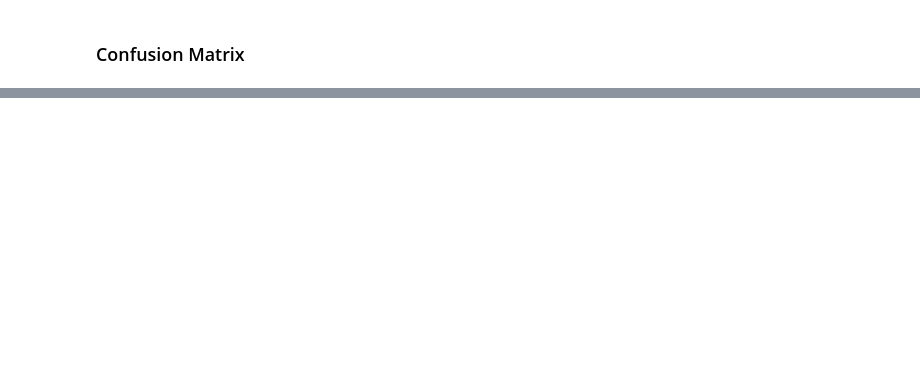
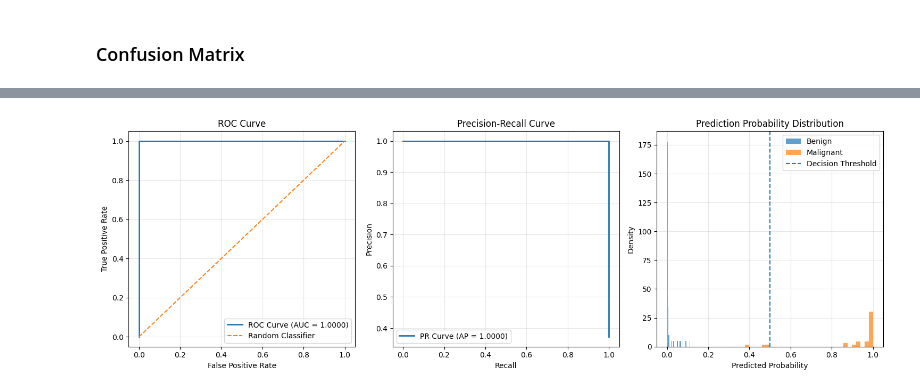
Before and after one commit to nimasha20020207/DL_Assignment_Y4S1, a Jupyter notebook: IT23322912.ipynb, the cells around one changed output, grey strips where cells are left out. Drawn from its saved outputs; the diff is of its cells as text; code cells hidden in the pictures; blank space fills up the shorter version.

Commit message:
Add ROC and precision-recall analysis

```diff
--- a/IT23322912.ipynb
+++ b/IT23322912.ipynb
@@ -667,0 +670,96 @@ Total Samples  : 86
+# %%
+from sklearn.metrics import (
+    roc_curve,
+    auc,
+    precision_recall_curve,
+    average_precision_score
+)
+
+plt.figure(figsize=(15, 5))
+
+# ROC Curve
+fpr, tpr, _ = roc_curve(y_test, y_pred_prob)
+roc_auc = auc(fpr, tpr)
+
+plt.subplot(1, 3, 1)
+plt.plot(
+    fpr,
+    tpr,
+    lw=2,
+    label=f'ROC Curve (AUC = {roc_auc:.4f})'
+)
+plt.plot(
+    [0, 1],
+    [0, 1],
+    linestyle='--',
+    label='Random Classifier'
+)
+plt.xlabel('False Positive Rate')
+plt.ylabel('True Positive Rate')
+plt.title('ROC Curve')
+plt.legend(loc='lower right')
+plt.grid(alpha=0.3)
+
+
+# Precision-Recall Curve
+precision_curve, recall_curve, _ = precision_recall_curve(
+    y_test,
+    y_pred_prob
+)
+
+avg_precision = average_precision_score(
+    y_test,
+    y_pred_prob
+)
+
+plt.subplot(1, 3, 2)
+plt.plot(
+    recall_curve,
+    precision_curve,
+    lw=2,
+    label=f'PR Curve (AP = {avg_precision:.4f})'
+)
+plt.xlabel('Recall')
+plt.ylabel('Precision')
+plt.title('Precision-Recall Curve')
+plt.legend(loc='lower left')
+plt.grid(alpha=0.3)
+
+
+# Prediction Probability Distribution
+plt.subplot(1, 3, 3)
+
+y_test_array = np.asarray(y_test)
+
+plt.hist(
+    y_pred_prob[y_test_array == 0],
+    bins=30,
+    alpha=0.7,
+    label='Benign',
+    density=True
+)
+
+plt.hist(
+    y_pred_prob[y_test_array == 1],
+    bins=30,
+    alpha=0.7,
+    label='Malignant',
+    density=True
+)
+
+plt.axvline(
+    x=0.5,
+    linestyle='--',
+    label='Decision Threshold'
+)
+
+plt.xlabel('Predicted Probability')
+plt.ylabel('Density')
+plt.title('Prediction Probability Distribution')
+plt.legend()
+plt.grid(alpha=0.3)
+
+plt.tight_layout()
+plt.show()
+# %% [output]
+[figure, added]
```
Also changed, not shown: parts of 5 cells of this notebook.
